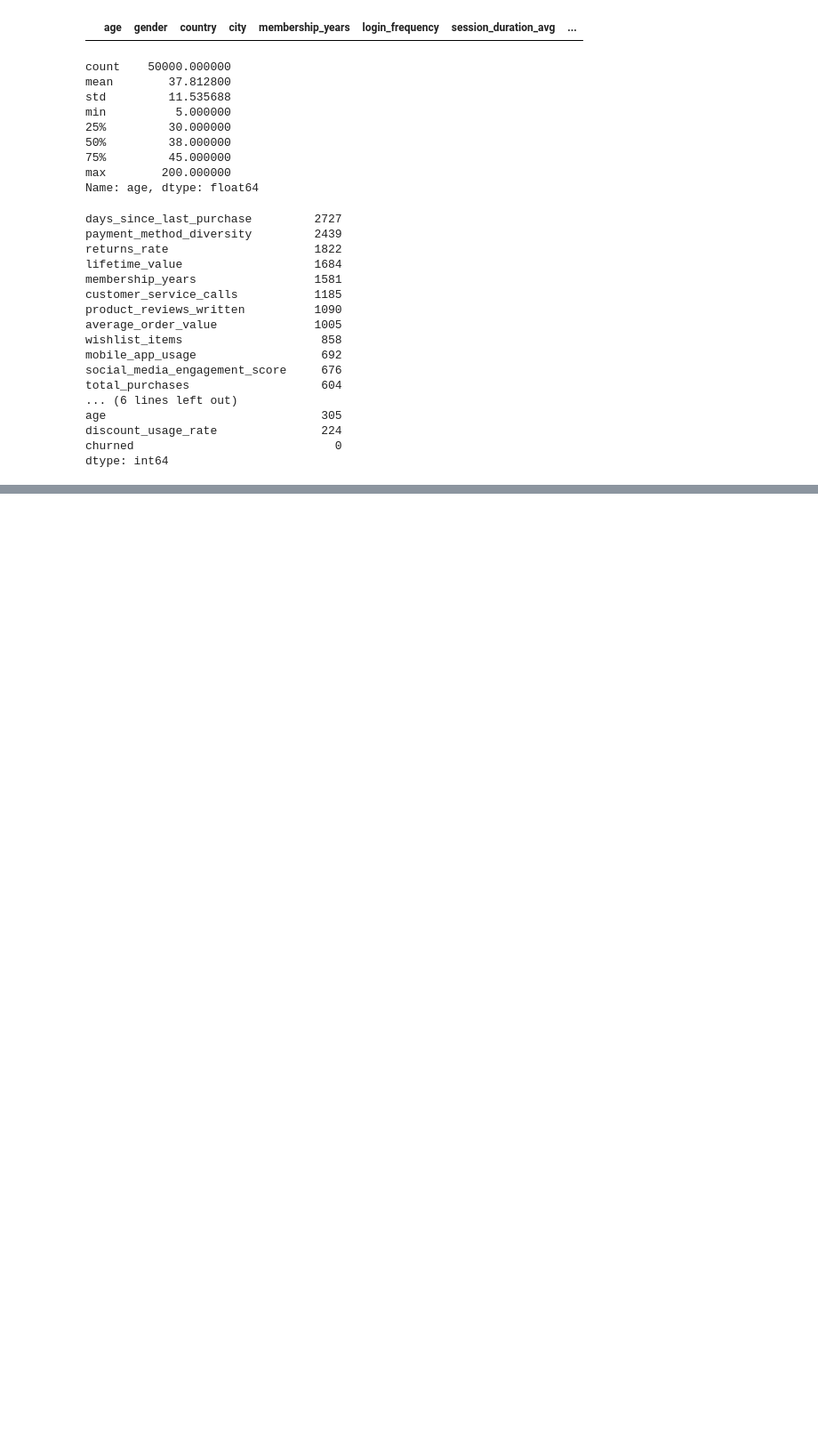
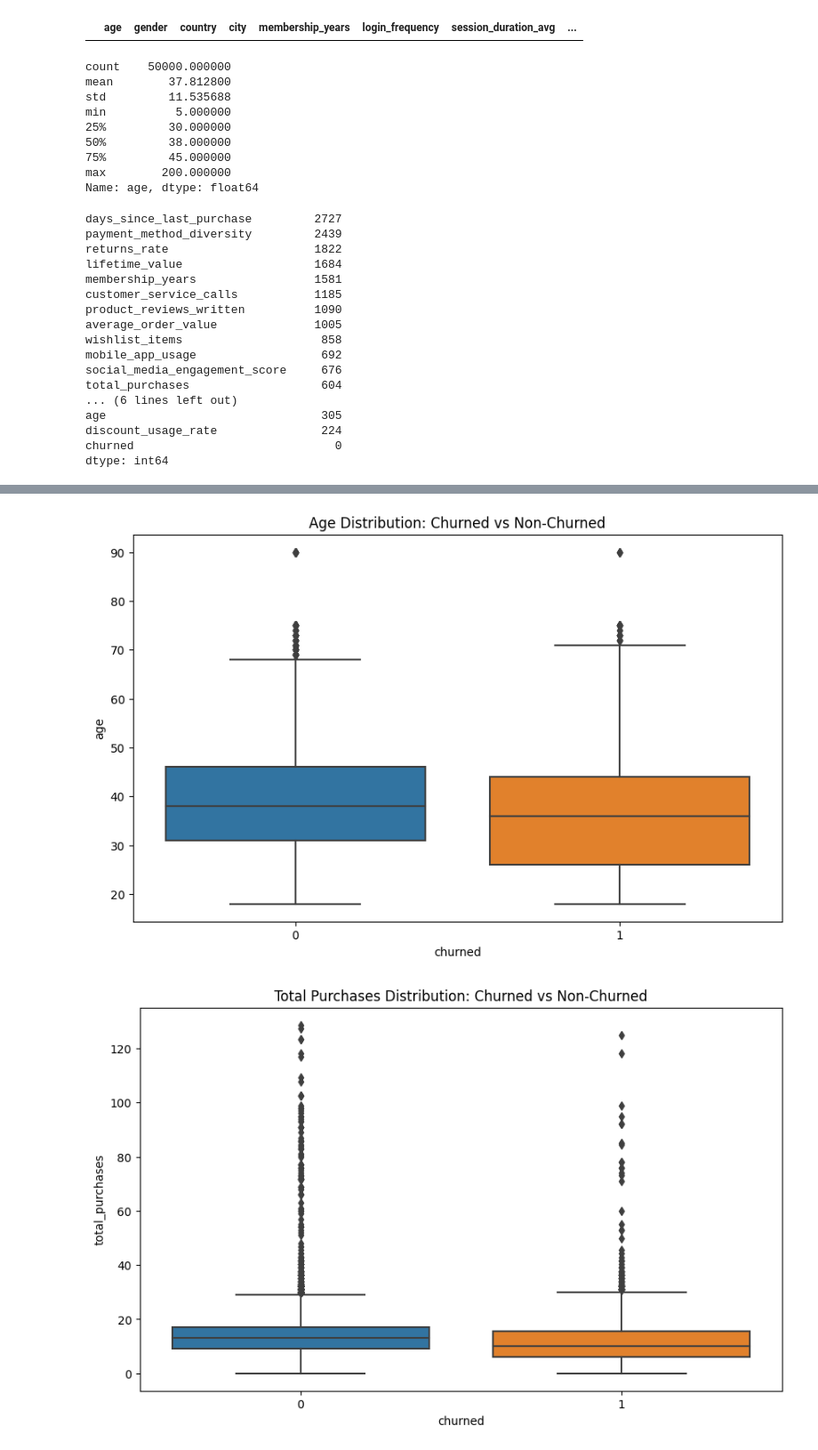
Before and after one commit to rioangkasa98/customer-churn-analysis, a Jupyter notebook: notebooks/churn_analysis.ipynb, the cells around one changed output, grey strips where cells are left out. Shown at 89% size. Cells and saved outputs as stored; diff of their text form; code cells hidden in the pictures; blank space fills up the shorter version.

```diff
--- a/notebooks/churn_analysis.ipynb
+++ b/notebooks/churn_analysis.ipynb
@@ -214,0 +247,15 @@ df_clean = df.copy()
+# %%
+# Boxplot showing age vs churned
+plt.figure(figsize=(10, 6))
+sns.boxplot(x='churned', y='age', data=df_clean)
+plt.title('Age Distribution: Churned vs Non-Churned')
+plt.show()
+
+# Boxplot showing total purchases vs churned
+plt.figure(figsize=(10, 6))
+sns.boxplot(x='churned', y='total_purchases', data=df_clean)
+plt.title('Total Purchases Distribution: Churned vs Non-Churned')
+plt.show()
+# %% [output]
+[figure, added]
+[figure, added]
```
Also changed, not shown: parts of 19 cells of this notebook.
